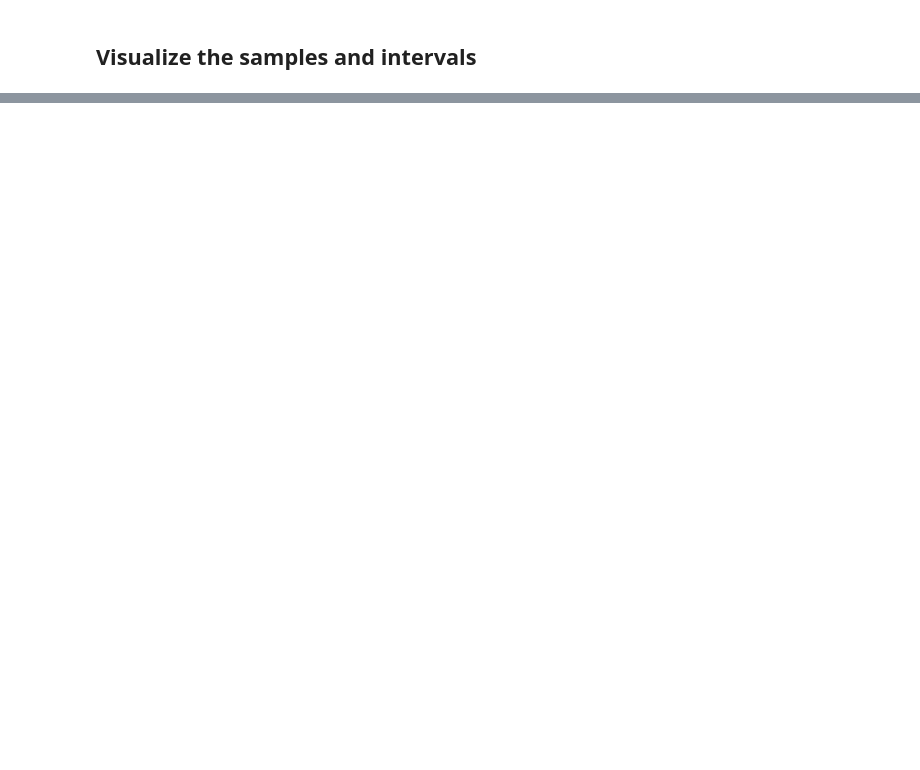
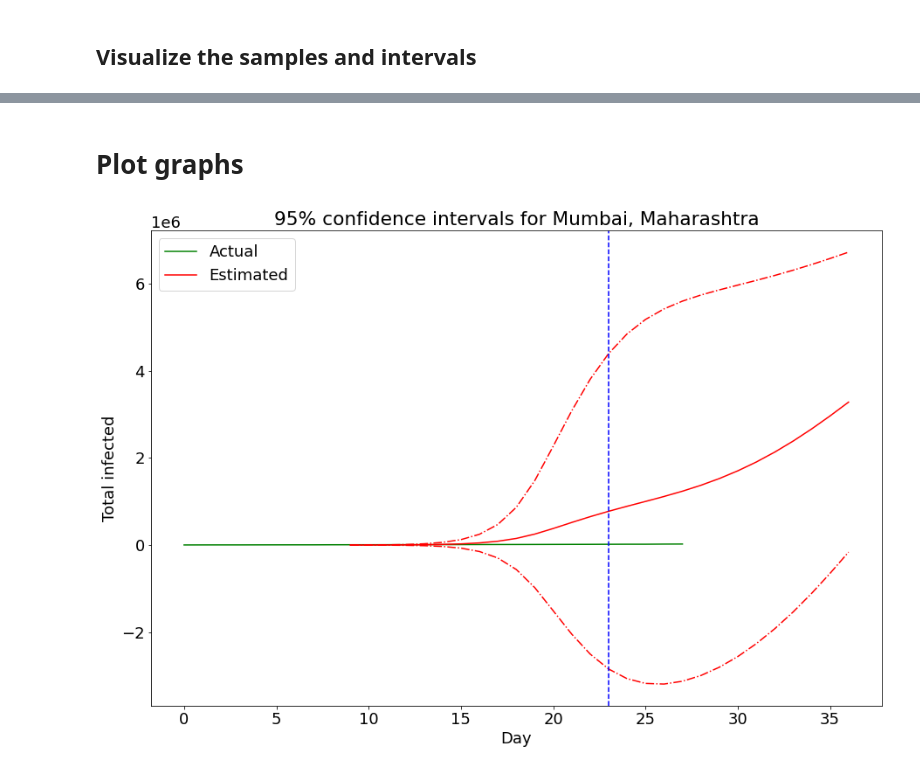
Before and after one commit to WadhwaniAI/covid-modelling, a Jupyter notebook: notebooks/seir/[TRY] pymc3.ipynb, the cells around one changed output, grey strips where cells are left out. Drawn from its saved outputs; the diff is of its cells as text; code cells hidden in the pictures; blank space fills up the shorter version.

```diff
--- a/notebooks/seir/[TRY] pymc3.ipynb
+++ b/notebooks/seir/[TRY] pymc3.ipynb
@@ -432,3 +387,5 @@ len(mcmc[0][0])
+# %%
+final_runs = trace#[burn_in:]
 # %% [markdown]
 ## Visualize the samples and intervals
 # %%
@@ -479,2 +477,21 @@ def visualize():
+# %% [markdown]
+# Plot graphs
+# %%
+x_plot = range(len(df_train) - len(observed)-7, len(df_train) - len(observed) + num_steps)
+plt.figure(figsize=(15, 10))
+plt.plot(data_split['total_infected'].tolist(), c='g', label='Actual')
+plt.plot( x_plot, result['total_infected'].tolist(), c='r', label='Estimated')
+plt.plot(x_plot, result['total_infected_low'].tolist(), c='r', linestyle='dashdot')
+plt.plot(x_plot, result['total_infected_high'].tolist(), c='r', linestyle='dashdot')
+plt.axvline(x=len(df_train), c='b', linestyle='dashed')
+plt.xlabel("Day")
+plt.ylabel("Total infected")
+plt.legend()
+plt.title("95% confidence intervals for {}, {}".format(district, state))
+
+plt.savefig('./mcmc_confidence_intervals_{}_{}.png'.format(district, state))
+plt.show()
+# %% [output]
+[figure, added]
 # %%
 visualize()
```
Also changed, not shown: parts of 57 cells of this notebook.
